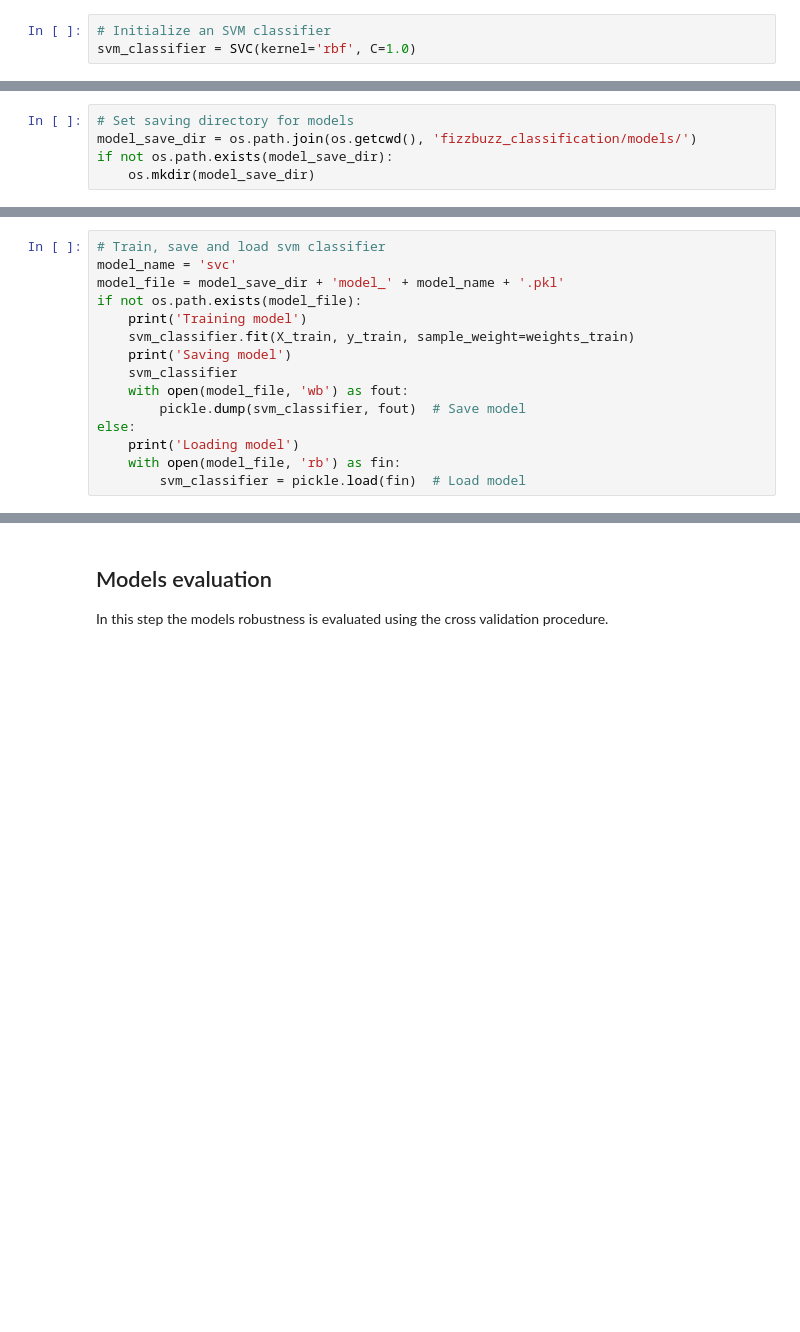
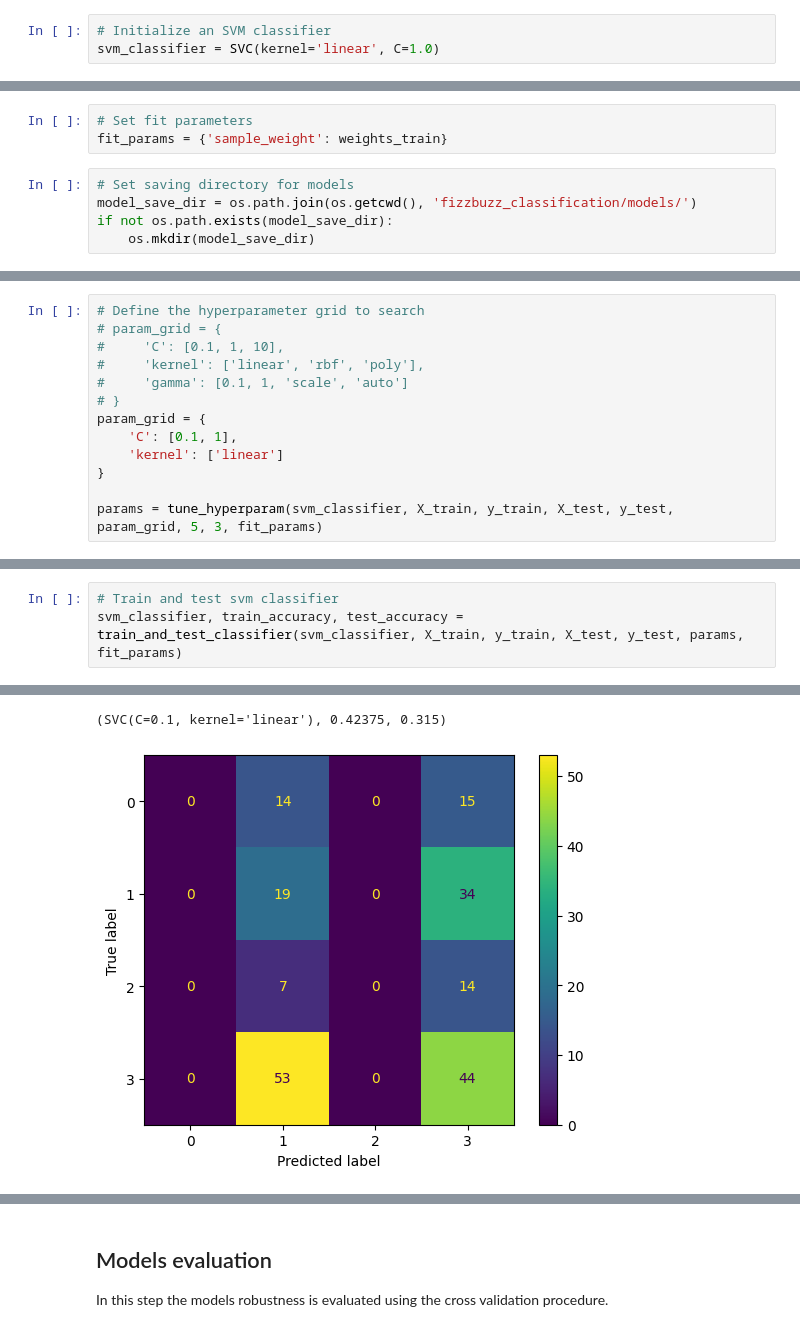
Before and after one commit to avillalon-dev/DataScienceChallenge, a Jupyter notebook: ML Classification/fizzbuzz_notebook.ipynb, the cells around one changed output, grey strips where cells are left out. Saved outputs shown, nothing was run; the diff lists cells and outputs as text; blank space fills up the shorter version.

Commit message:
Update model creation
Add modeling file to generalize model training and testing.

```diff
--- a/ML Classification/fizzbuzz_notebook.ipynb
+++ b/ML Classification/fizzbuzz_notebook.ipynb
@@ -159,7 +163,7 @@ In model creation, experiment were design and executed with different models str
 #### SVM
 # %%
 # Initialize an SVM classifier
-svm_classifier = SVC(kernel='rbf', C=1.0)
+svm_classifier = SVC(kernel='linear', C=1.0)
 # %% [markdown]
 ### Model training
 
@@ -180,6 +184,9 @@ for i, l in enumerate(unique_labels):
 # %%
 # Split the dataset into training and testing sets
 X_train, X_test, y_train, y_test, weights_train, weights_test = train_test_split(features, labels, weights, test_size=0.2, random_state=42)
+# %%
+# Set fit parameters
+fit_params = {'sample_weight': weights_train}
 # %%
 # Set saving directory for models
 model_save_dir = os.path.join(os.getcwd(), 'fizzbuzz_classification/models/')
@@ -190,15 +196,0 @@ if not os.path.exists(model_save_dir):
-# %%
-# Train, save and load svm classifier
-model_name = 'svc'
-model_file = model_save_dir + 'model_' + model_name + '.pkl'
-if not os.path.exists(model_file):
-    print('Training model')
-    svm_classifier.fit(X_train, y_train, sample_weight=weights_train)
-    print('Saving model')
-    svm_classifier
-    with open(model_file, 'wb') as fout:
-        pickle.dump(svm_classifier, fout)  # Save model
-else:
-    print('Loading model')
-    with open(model_file, 'rb') as fin:
-        svm_classifier = pickle.load(fin)  # Load model
@@ -244,0 +197,13 @@ cmD.plot()
+# %%
+# Define the hyperparameter grid to search
+# param_grid = {
+#     'C': [0.1, 1, 10],
+#     'kernel': ['linear', 'rbf', 'poly'],
+#     'gamma': [0.1, 1, 'scale', 'auto']
+# }
+param_grid = {
+    'C': [0.1, 1],
+    'kernel': ['linear']
+}
+
+params = tune_hyperparam(svm_classifier, X_train, y_train, X_test, y_test, param_grid, 5, 3, fit_params)
@@ -244,0 +224,4 @@ cmD.plot()
+# %%
+# Train and test svm classifier
+svm_classifier, train_accuracy, test_accuracy = train_and_test_classifier(svm_classifier, X_train, y_train, X_test, y_test, params, fit_params)
+# %% [output]
@@ -244,0 +247,2 @@ cmD.plot()
+(SVC(C=0.1, kernel='linear'), 0.42375, 0.315)
+[figure, added]
```
Also changed, not shown: parts of 13 cells of this notebook, 3 other files.
